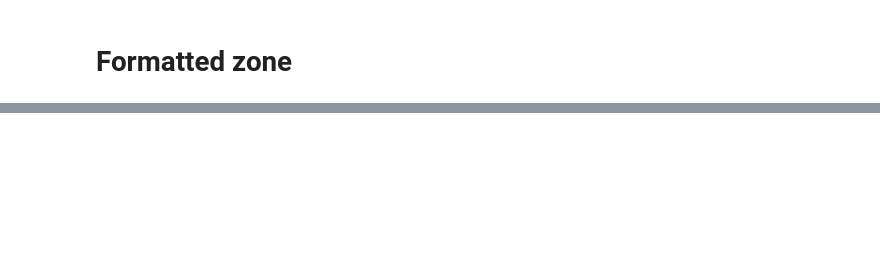
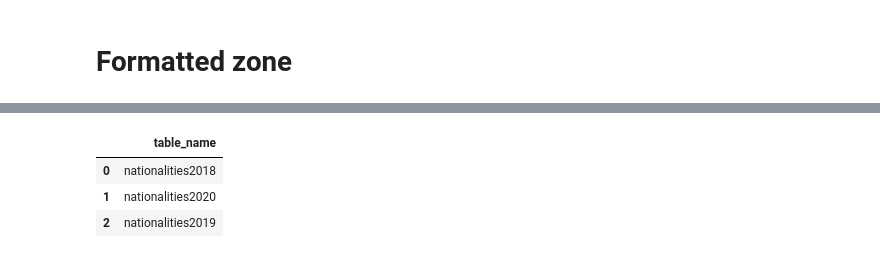
Before and after one commit to mionaD-upc/mimi-adsdb, a Jupyter notebook: formatted_zone.ipynb, the cells around one changed output, grey strips where cells are left out. Cells and saved outputs as stored; diff of their text form; code cells hidden in the pictures; blank space fills up the shorter version.

```diff
--- a/formatted_zone.ipynb
+++ b/formatted_zone.ipynb
@@ -57,0 +144,11 @@ formatted_zone()
+# %%
+# check if all tables in nationalities.db are created
+con = duckdb.connect('nationalities.duckdb')
+nationalities_tables = con.execute(f'SELECT table_name FROM information_schema.tables').df()
+con.close()
+nationalities_tables
+# %% [output]
+|  | table_name |
+| 0 | nationalities2018 |
+| 1 | nationalities2020 |
+| 2 | nationalities2019 |
```
Also changed, not shown: parts of 11 cells of this notebook, 19 other files.
